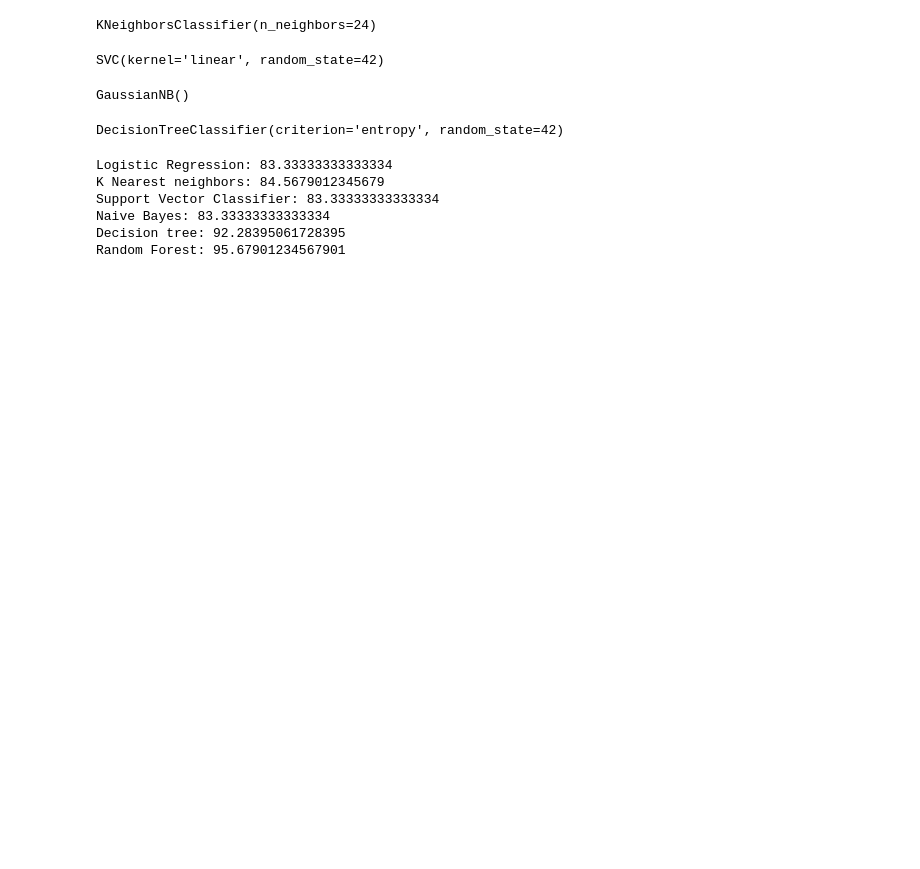
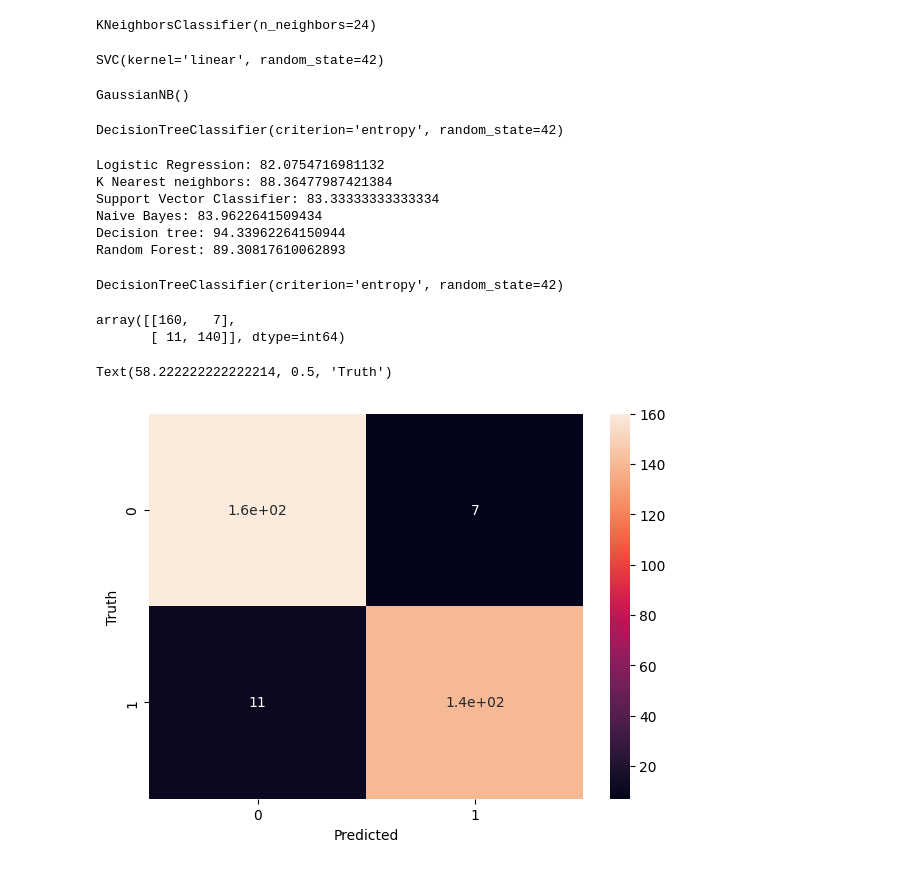
Before and after one commit to MeetPatel41011/Disease-Prediction-System, a Jupyter notebook: Machine Learning/Prostate_Cancer/Prostate_Cancer.ipynb, the cells around one changed output. Drawn from its saved outputs; the diff is of its cells as text; code cells hidden in the pictures; blank space fills up the shorter version.

Commit message:
Results now include a visualization.

```diff
--- a/Machine Learning/Prostate_Cancer/Prostate_Cancer.ipynb
+++ b/Machine Learning/Prostate_Cancer/Prostate_Cancer.ipynb
@@ -478,8 +478,8 @@ from sklearn.model_selection import train_test_split
 X_train,X_test,y_train,y_test=train_test_split(X,y,test_size=0.3,random_state=0)
 # %%
 from sklearn.ensemble import RandomForestClassifier
-classifier=RandomForestClassifier()
-classifier.fit(X_train,y_train)
+ranfor=RandomForestClassifier()
+ranfor.fit(X_train,y_train)
 # %% [output]
 RandomForestClassifier()
 # %%
@@ -518,7 +525,7 @@ Y_pred_knn = knn.predict(X_test)
 Y_pred_svc = svc.predict(X_test)
 Y_pred_nb = nb.predict(X_test)
 Y_pred_dectree = dectree.predict(X_test)
-Y_pred_ranfor = classifier.predict(X_test)
+Y_pred_ranfor = ranfor.predict(X_test)
 # %%
 # Evaluating using accuracy_score metric
 from sklearn.metrics import accuracy_score
@@ -539,9 +546,37 @@ print("Naive Bayes: " + str(accuracy_nb * 100))
 print("Decision tree: " + str(accuracy_dectree * 100))
 print("Random Forest: " + str(accuracy_ranfor * 100))
 # %% [output]
-Logistic Regression: 83.33333333333334
-K Nearest neighbors: 84.5679012345679
+Logistic Regression: 82.0754716981132
+K Nearest neighbors: 88.36477987421384
 Support Vector Classifier: 83.33333333333334
-Naive Bayes: 83.33333333333334
-Decision tree: 92.28395061728395
-Random Forest: 95.67901234567901
+Naive Bayes: 83.9622641509434
+Decision tree: 94.33962264150944
+Random Forest: 89.30817610062893
+# %%
+ls = [accuracy_logreg, accuracy_knn, accuracy_svc, accuracy_nb, accuracy_dectree, accuracy_ranfor]
+ls_model = [logreg, knn, svc, nb, dectree, ranfor]
+
+BestFitIndex = ls.index(max(ls))
+BestFitModelName = ls_model[BestFitIndex]
+BestFitModelName
+# %% [output]
+DecisionTreeClassifier(criterion='entropy', random_state=42)
+# %%
+from sklearn.metrics import confusion_matrix
+y_pred = BestFitModelName.predict(X_test)
+cm = confusion_matrix(y_test, y_pred)
+cm
+# %% [output]
+array([[160,   7],
+       [ 11, 140]], dtype=int64)
+# %%
+%matplotlib inline
+import matplotlib.pyplot as plt
+import seaborn as sn
+plt.figure(figsize=(7,5))
+sn.heatmap(cm, annot=True)
+plt.xlabel('Predicted')
+plt.ylabel('Truth')
+# %% [output]
+Text(58.222222222222214, 0.5, 'Truth')
+[figure, added]
```
Also changed, not shown: parts of 19 cells of this notebook, 8 other files.
